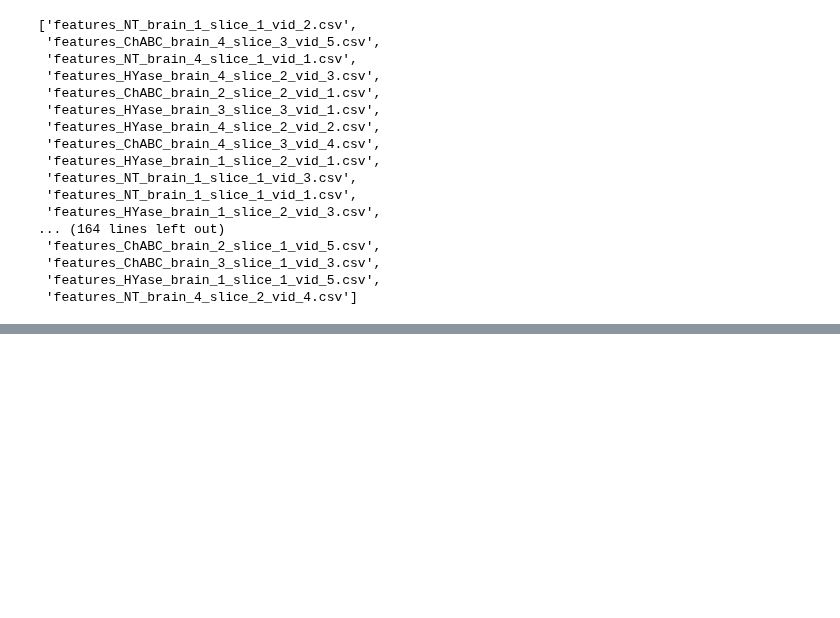
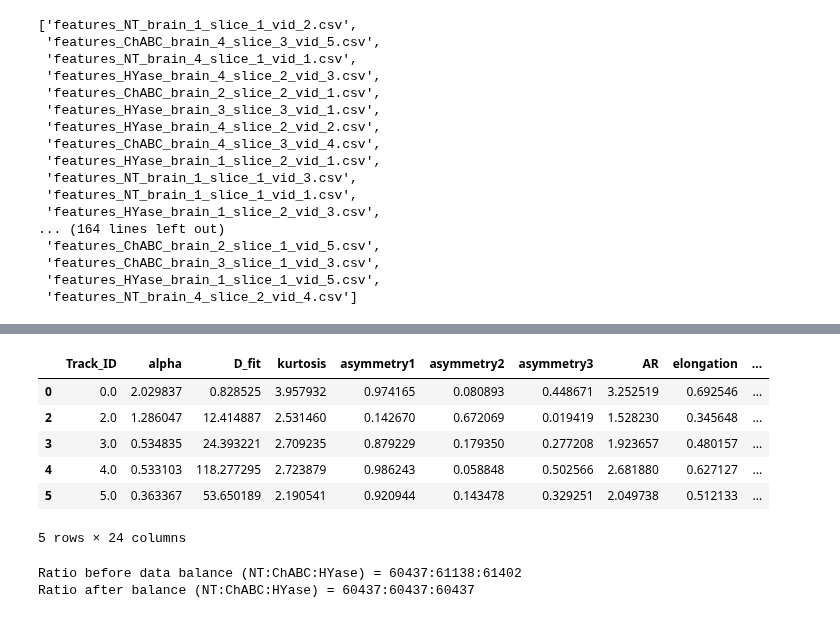
Before and after one commit to Nance-Lab/diff_predictor, a Jupyter notebook: notebooks/ecm_breakdown.ipynb, the cells around one changed output, grey strips where cells are left out. Cells and saved outputs as stored; diff of their text form; code cells hidden in the pictures; blank space fills up the shorter version.

```diff
--- a/notebooks/ecm_breakdown.ipynb
+++ b/notebooks/ecm_breakdown.ipynb
@@ -85,0 +176,17 @@ for filename in filelist:
+# %%
+ecm.head()
+# %% [output]
+|  | Track_ID | alpha | D_fit | kurtosis | asymmetry1 | asymmetry2 | asymmetry3 | AR | elongation | ... |
+| 0 | 0.0 | 2.029837 | 0.828525 | 3.957932 | 0.974165 | 0.080893 | 0.448671 | 3.252519 | 0.692546 | ... |
+| 2 | 2.0 | 1.286047 | 12.414887 | 2.531460 | 0.142670 | 0.672069 | 0.019419 | 1.528230 | 0.345648 | ... |
+| 3 | 3.0 | 0.534835 | 24.393221 | 2.709235 | 0.879229 | 0.179350 | 0.277208 | 1.923657 | 0.480157 | ... |
+| 4 | 4.0 | 0.533103 | 118.277295 | 2.723879 | 0.986243 | 0.058848 | 0.502566 | 2.681880 | 0.627127 | ... |
+| 5 | 5.0 | 0.363367 | 53.650189 | 2.190541 | 0.920944 | 0.143478 | 0.329251 | 2.049738 | 0.512133 | ... |
+5 rows × 24 columns
+# %%
+# Make sure classes are balanced.
+
+bal_ecm = diff_predictor.spatial.balance_data(ecm, target)
+# %% [output]
+Ratio before data balance (NT:ChABC:HYase) = 60437:61138:61402
+Ratio after balance (NT:ChABC:HYase) = 60437:60437:60437
```
Also changed, not shown: parts of 16 cells of this notebook, 2 other files.
